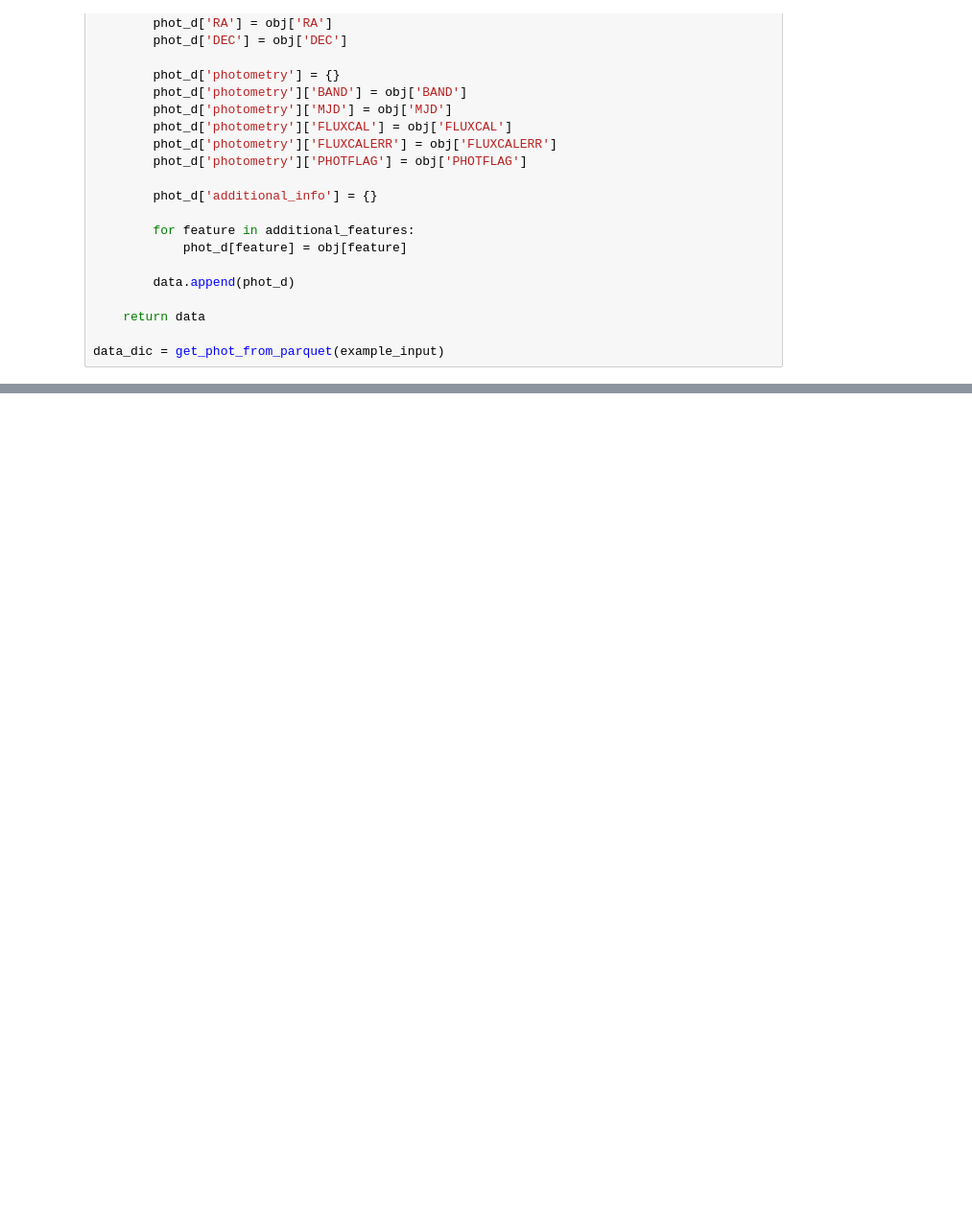
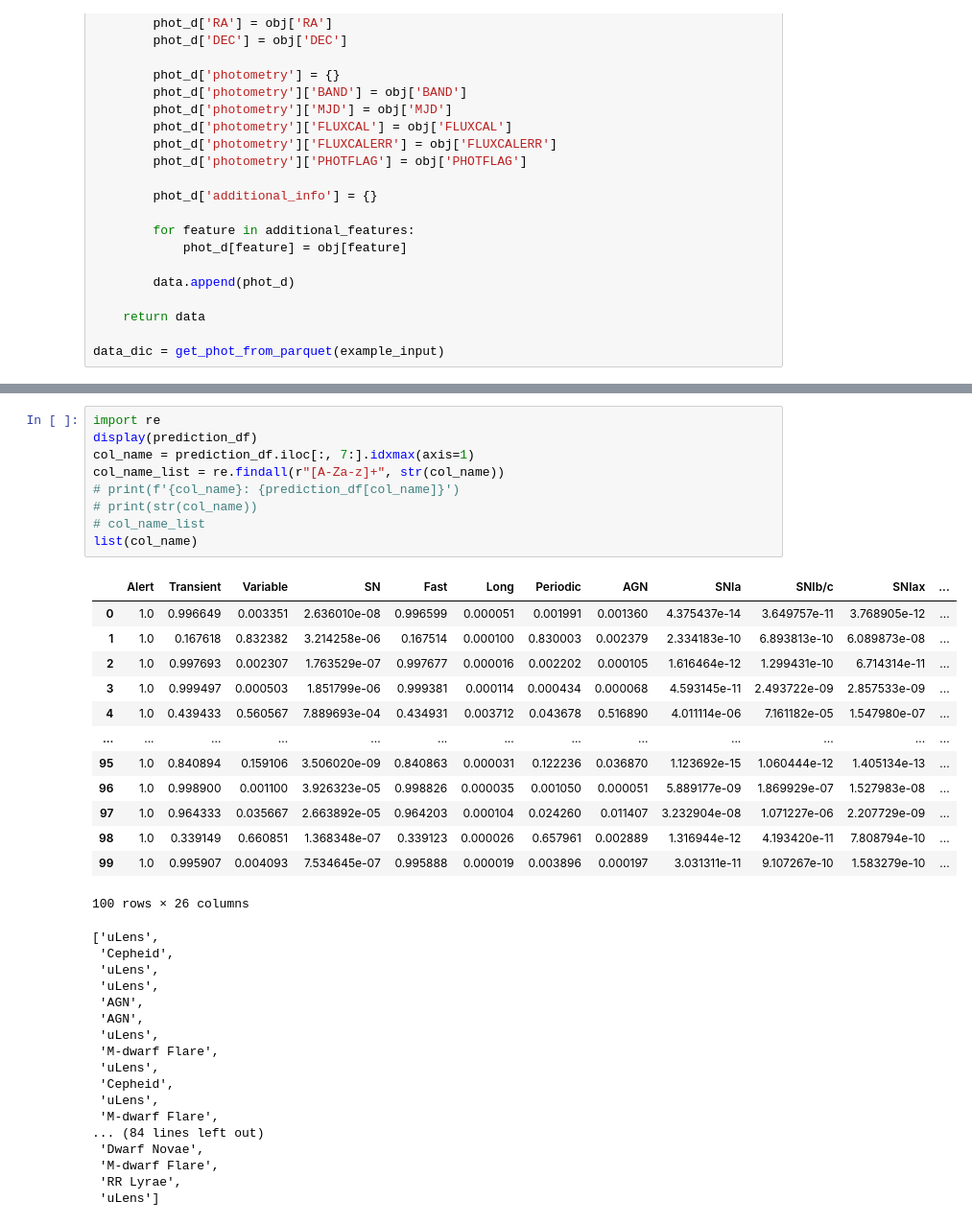
Before and after one commit to LSSTDESC/oracle-resspect-classifier, a Jupyter notebook: notebooks/end-to-end-test.ipynb, the cells around one changed output, grey strips where cells are left out. Shown at 96% size. Drawn from its saved outputs; the diff is of its cells as text; blank space fills up the shorter version.

```diff
--- a/notebooks/end-to-end-test.ipynb
+++ b/notebooks/end-to-end-test.ipynb
@@ -244,0 +331,40 @@ Prediction for object 4 with 100.0% of lightcurve: uLens
+# %%
+import re
+display(prediction_df)
+col_name = prediction_df.iloc[:, 7:].idxmax(axis=1)
+col_name_list = re.findall(r"[A-Za-z]+", str(col_name))
+# print(f'{col_name}: {prediction_df[col_name]}')
+# print(str(col_name))
+# col_name_list
+list(col_name)
+# %% [output]
+|  | Alert | Transient | Variable | SN | Fast | Long | Periodic | AGN | SNIa | SNIb/c | SNIax | ... |
+| 0 | 1.0 | 0.996649 | 0.003351 | 2.636010e-08 | 0.996599 | 0.000051 | 0.001991 | 0.001360 | 4.375437e-14 | 3.649757e-11 | 3.768905e-12 | ... |
+| 1 | 1.0 | 0.167618 | 0.832382 | 3.214258e-06 | 0.167514 | 0.000100 | 0.830003 | 0.002379 | 2.334183e-10 | 6.893813e-10 | 6.089873e-08 | ... |
+| 2 | 1.0 | 0.997693 | 0.002307 | 1.763529e-07 | 0.997677 | 0.000016 | 0.002202 | 0.000105 | 1.616464e-12 | 1.299431e-10 | 6.714314e-11 | ... |
+| 3 | 1.0 | 0.999497 | 0.000503 | 1.851799e-06 | 0.999381 | 0.000114 | 0.000434 | 0.000068 | 4.593145e-11 | 2.493722e-09 | 2.857533e-09 | ... |
+| 4 | 1.0 | 0.439433 | 0.560567 | 7.889693e-04 | 0.434931 | 0.003712 | 0.043678 | 0.516890 | 4.011114e-06 | 7.161182e-05 | 1.547980e-07 | ... |
+| ... | ... | ... | ... | ... | ... | ... | ... | ... | ... | ... | ... | ... |
+| 95 | 1.0 | 0.840894 | 0.159106 | 3.506020e-09 | 0.840863 | 0.000031 | 0.122236 | 0.036870 | 1.123692e-15 | 1.060444e-12 | 1.405134e-13 | ... |
+| 96 | 1.0 | 0.998900 | 0.001100 | 3.926323e-05 | 0.998826 | 0.000035 | 0.001050 | 0.000051 | 5.889177e-09 | 1.869929e-07 | 1.527983e-08 | ... |
+| 97 | 1.0 | 0.964333 | 0.035667 | 2.663892e-05 | 0.964203 | 0.000104 | 0.024260 | 0.011407 | 3.232904e-08 | 1.071227e-06 | 2.207729e-09 | ... |
+| 98 | 1.0 | 0.339149 | 0.660851 | 1.368348e-07 | 0.339123 | 0.000026 | 0.657961 | 0.002889 | 1.316944e-12 | 4.193420e-11 | 7.808794e-10 | ... |
+| 99 | 1.0 | 0.995907 | 0.004093 | 7.534645e-07 | 0.995888 | 0.000019 | 0.003896 | 0.000197 | 3.031311e-11 | 9.107267e-10 | 1.583279e-10 | ... |
+100 rows × 26 columns
+['uLens',
+ 'Cepheid',
+ 'uLens',
+ 'uLens',
+ 'AGN',
+ 'AGN',
+ 'uLens',
+ 'M-dwarf Flare',
+ 'uLens',
+ 'Cepheid',
+ 'uLens',
+ 'M-dwarf Flare',
+... (84 lines left out)
+ 'Dwarf Novae',
+ 'M-dwarf Flare',
+ 'RR Lyrae',
+ 'uLens']
```
Also changed, not shown: parts of 10 cells of this notebook, 1 other file.
